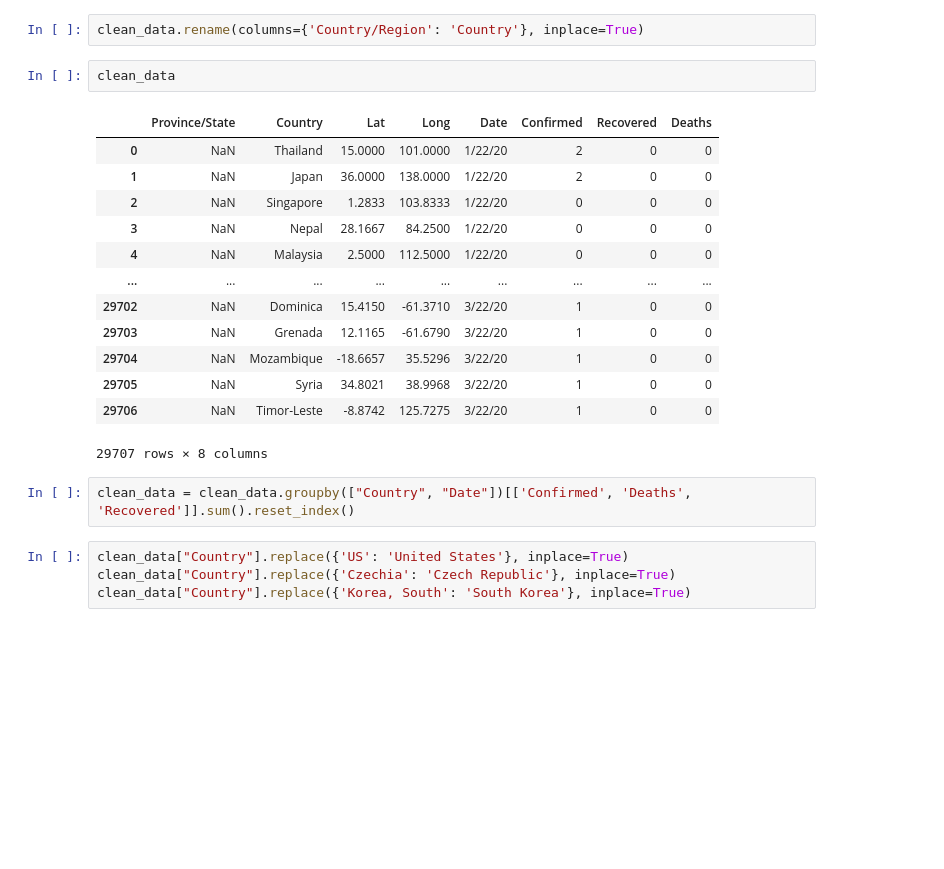
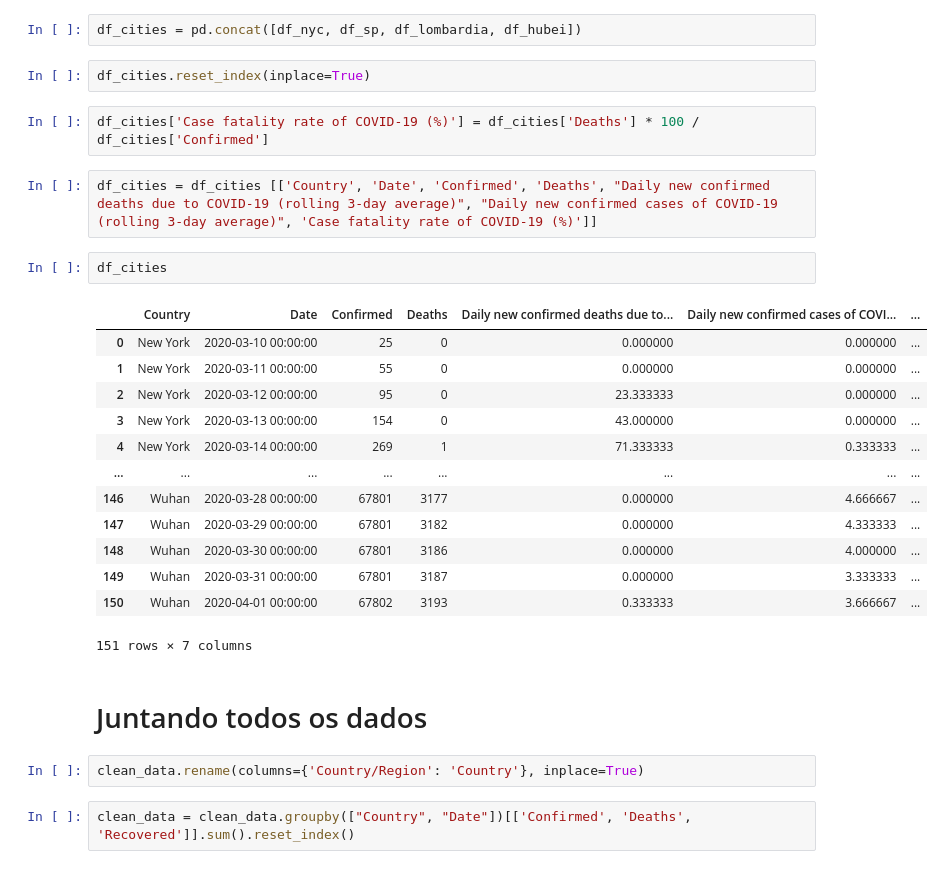
Before and after one commit to thamycoelho/coronavirus_analysis, a Jupyter notebook: covid_dataset.ipynb, the cells around one changed output. Saved outputs shown, nothing was run; the diff lists cells and outputs as text; blank space fills up the shorter version.

```diff
--- a/covid_dataset.ipynb
+++ b/covid_dataset.ipynb
@@ -63,24 +240,30 @@ clean_data.head()
+# %%
+df_cities = pd.concat([df_nyc, df_sp, df_lombardia, df_hubei])
+# %%
+df_cities.reset_index(inplace=True)
+# %%
+df_cities['Case fatality rate of COVID-19 (%)'] = df_cities['Deaths'] * 100 / df_cities['Confirmed']
+# %%
+df_cities = df_cities [['Country', 'Date', 'Confirmed', 'Deaths', "Daily new confirmed deaths due to COVID-19 (rolling 3-day average)", "Daily new confirmed cases of COVID-19 (rolling 3-day average)", 'Case fatality rate of COVID-19 (%)']]
+# %%
+df_cities
+# %% [output]
+|  | Country | Date | Confirmed | Deaths | Daily new confirmed deaths due to... | Daily new confirmed cases of COVI... | ... |
+| 0 | New York | 2020-03-10 00:00:00 | 25 | 0 | 0.000000 | 0.000000 | ... |
+| 1 | New York | 2020-03-11 00:00:00 | 55 | 0 | 0.000000 | 0.000000 | ... |
+| 2 | New York | 2020-03-12 00:00:00 | 95 | 0 | 23.333333 | 0.000000 | ... |
+| 3 | New York | 2020-03-13 00:00:00 | 154 | 0 | 43.000000 | 0.000000 | ... |
+| 4 | New York | 2020-03-14 00:00:00 | 269 | 1 | 71.333333 | 0.333333 | ... |
+| ... | ... | ... | ... | ... | ... | ... | ... |
+| 146 | Wuhan | 2020-03-28 00:00:00 | 67801 | 3177 | 0.000000 | 4.666667 | ... |
+| 147 | Wuhan | 2020-03-29 00:00:00 | 67801 | 3182 | 0.000000 | 4.333333 | ... |
+| 148 | Wuhan | 2020-03-30 00:00:00 | 67801 | 3186 | 0.000000 | 4.000000 | ... |
+| 149 | Wuhan | 2020-03-31 00:00:00 | 67801 | 3187 | 0.000000 | 3.333333 | ... |
+| 150 | Wuhan | 2020-04-01 00:00:00 | 67802 | 3193 | 0.333333 | 3.666667 | ... |
+151 rows × 7 columns
+# %% [markdown]
+# Juntando todos os dados
 # %%
 clean_data.rename(columns={'Country/Region': 'Country'}, inplace=True)
-# %%
-clean_data
-# %% [output]
-|  | Province/State | Country | Lat | Long | Date | Confirmed | Recovered | Deaths |
-| 0 | NaN | Thailand | 15.0000 | 101.0000 | 1/22/20 | 2 | 0 | 0 |
-| 1 | NaN | Japan | 36.0000 | 138.0000 | 1/22/20 | 2 | 0 | 0 |
-| 2 | NaN | Singapore | 1.2833 | 103.8333 | 1/22/20 | 0 | 0 | 0 |
-| 3 | NaN | Nepal | 28.1667 | 84.2500 | 1/22/20 | 0 | 0 | 0 |
-| 4 | NaN | Malaysia | 2.5000 | 112.5000 | 1/22/20 | 0 | 0 | 0 |
-| ... | ... | ... | ... | ... | ... | ... | ... | ... |
-| 29702 | NaN | Dominica | 15.4150 | -61.3710 | 3/22/20 | 1 | 0 | 0 |
-| 29703 | NaN | Grenada | 12.1165 | -61.6790 | 3/22/20 | 1 | 0 | 0 |
-| 29704 | NaN | Mozambique | -18.6657 | 35.5296 | 3/22/20 | 1 | 0 | 0 |
-| 29705 | NaN | Syria | 34.8021 | 38.9968 | 3/22/20 | 1 | 0 | 0 |
-| 29706 | NaN | Timor-Leste | -8.8742 | 125.7275 | 3/22/20 | 1 | 0 | 0 |
-29707 rows × 8 columns
 # %%
 clean_data = clean_data.groupby(["Country", "Date"])[['Confirmed', 'Deaths', 'Recovered']].sum().reset_index()
-# %%
-clean_data["Country"].replace({'US': 'United States'}, inplace=True)
-clean_data["Country"].replace({'Czechia': 'Czech Republic'}, inplace=True)
-clean_data["Country"].replace({'Korea, South': 'South Korea'}, inplace=True)
```
Also changed, not shown: parts of 49 cells of this notebook, 24 other files.
